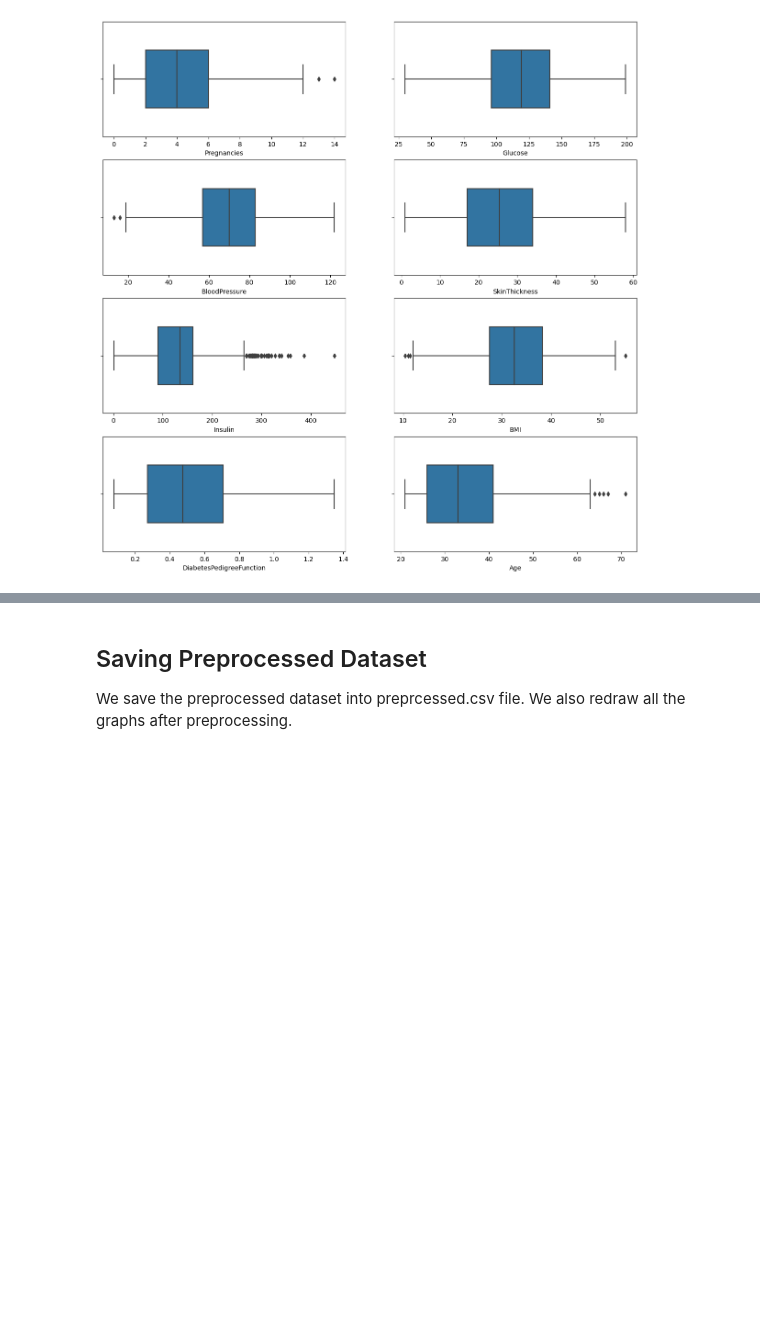
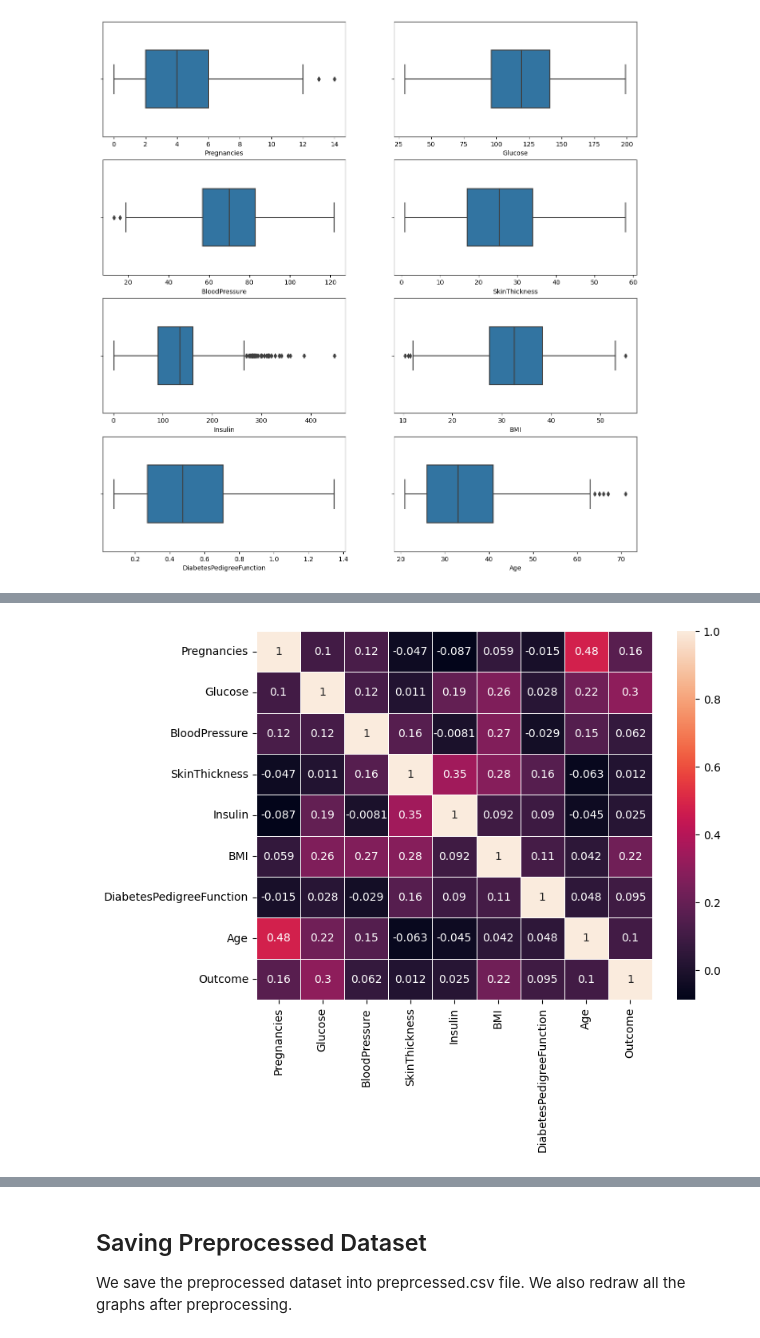
Before and after one commit to Neo-Panther/ML-Project-Predicting-Diabetes, a Jupyter notebook: Template.ipynb, the cells around one changed output, grey strips where cells are left out. Drawn from its saved outputs; the diff is of its cells as text; code cells hidden in the pictures; blank space fills up the shorter version.

```diff
--- a/Template.ipynb
+++ b/Template.ipynb
@@ -214,0 +218,6 @@ for col in ('BMI', 'BloodPressure', 'Insulin', 'SkinThickness'):
+# %%
+f, ax = plt.subplots(figsize=(8, 6))
+sns.heatmap(dataset.corr(), linewidths=0.5, ax=ax, annot=True)
+plt.show()
+# %% [output]
+[figure, added]
```
Also changed, not shown: parts of 19 cells of this notebook, 3 other files.
